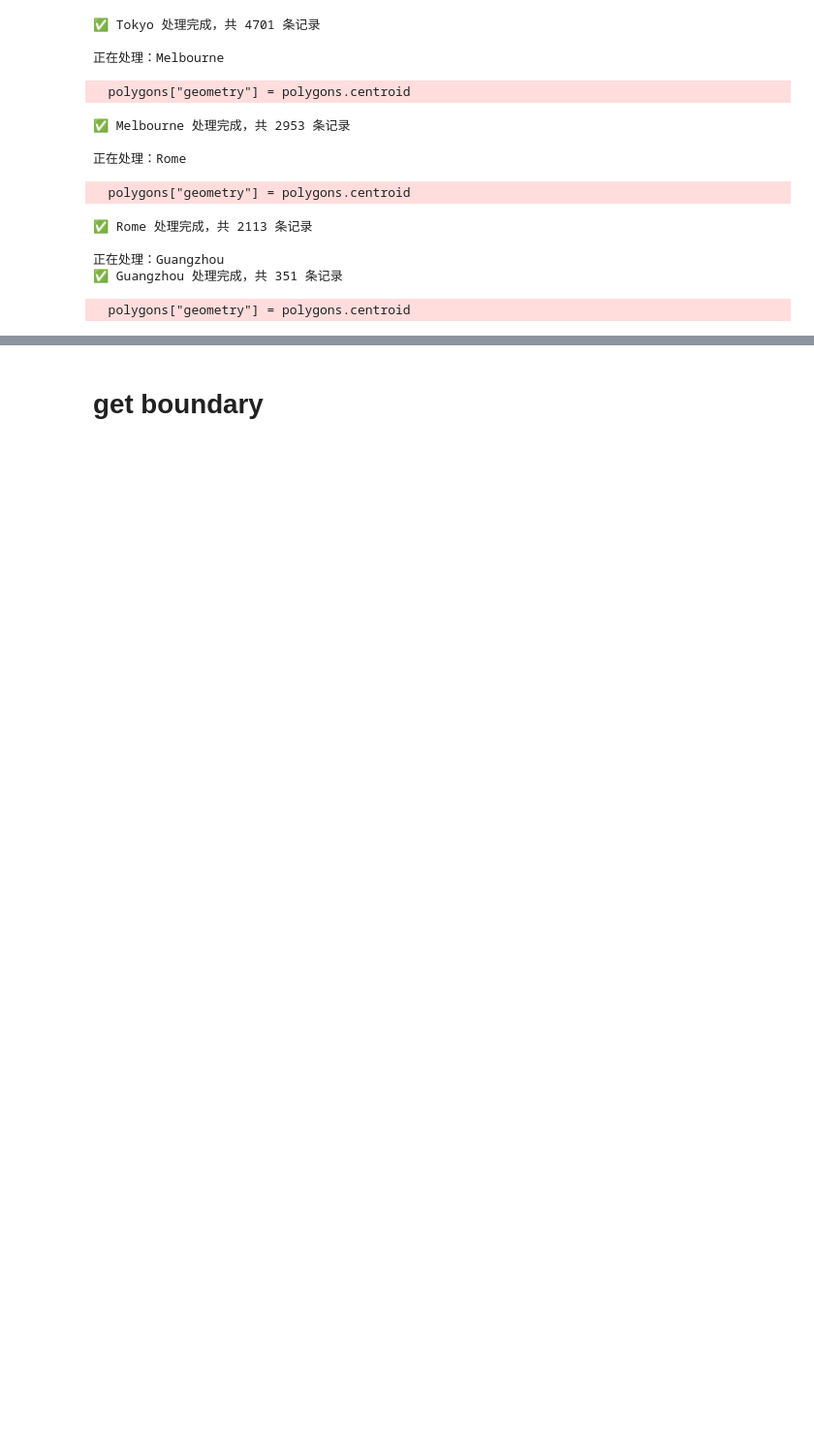
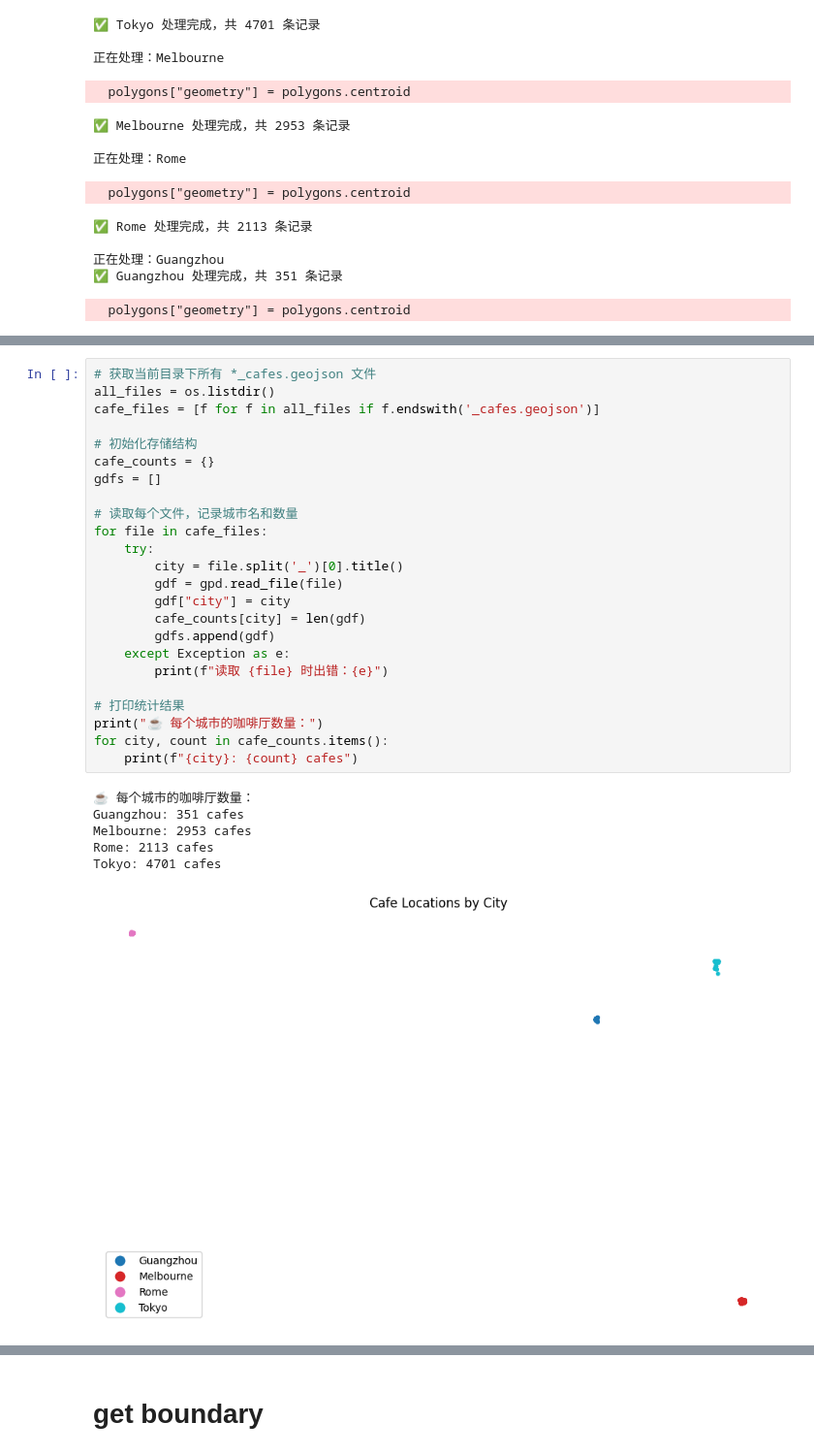
Before and after one commit to meimao76/coffeestory, a Jupyter notebook: data/urban_culture/poi_get.ipynb, the cells around one changed output, grey strips where cells are left out. Shown: that part at 97% size. Saved outputs shown, nothing was run; the diff lists cells and outputs as text; blank space fills up the shorter version.

```diff
--- a/data/urban_culture/poi_get.ipynb
+++ b/data/urban_culture/poi_get.ipynb
@@ -143,0 +348,31 @@ for city, path in files.items():
+# %%
+# 获取当前目录下所有 *_cafes.geojson 文件
+all_files = os.listdir()
+cafe_files = [f for f in all_files if f.endswith('_cafes.geojson')]
+
+# 初始化存储结构
+cafe_counts = {}
+gdfs = []
+
+# 读取每个文件，记录城市名和数量
+for file in cafe_files:
+    try:
+        city = file.split('_')[0].title()
+        gdf = gpd.read_file(file)
+        gdf["city"] = city
+        cafe_counts[city] = len(gdf)
+        gdfs.append(gdf)
+    except Exception as e:
+        print(f"读取 {file} 时出错：{e}")
+
+# 打印统计结果
+print("☕ 每个城市的咖啡厅数量：")
+for city, count in cafe_counts.items():
+    print(f"{city}: {count} cafes")
+# %% [output]
+☕ 每个城市的咖啡厅数量：
+Guangzhou: 351 cafes
+Melbourne: 2953 cafes
+Rome: 2113 cafes
+Tokyo: 4701 cafes
+[figure, added]
```
Also changed, not shown: parts of 20 cells of this notebook, 10 other files.
